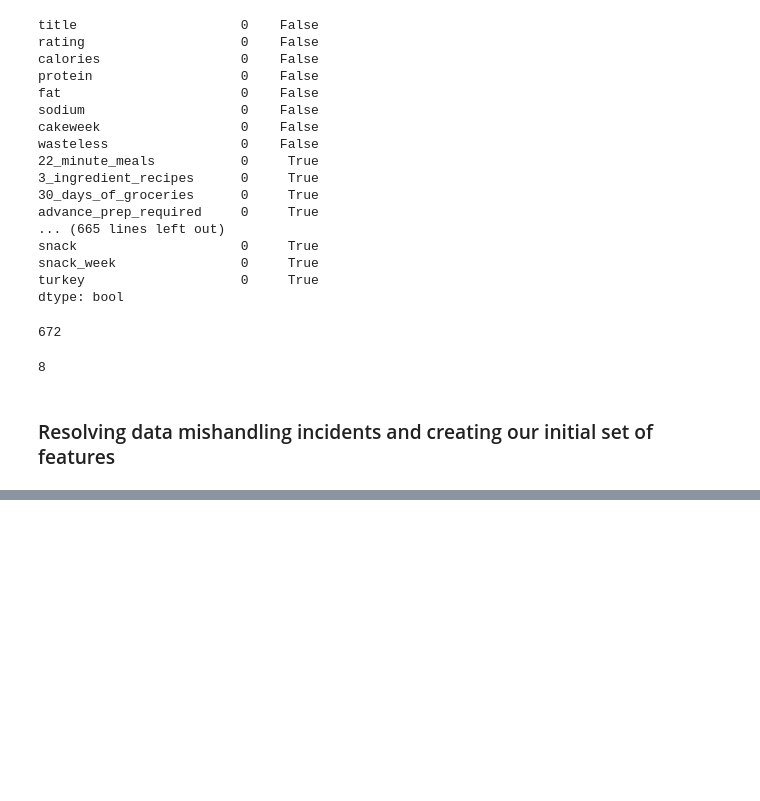
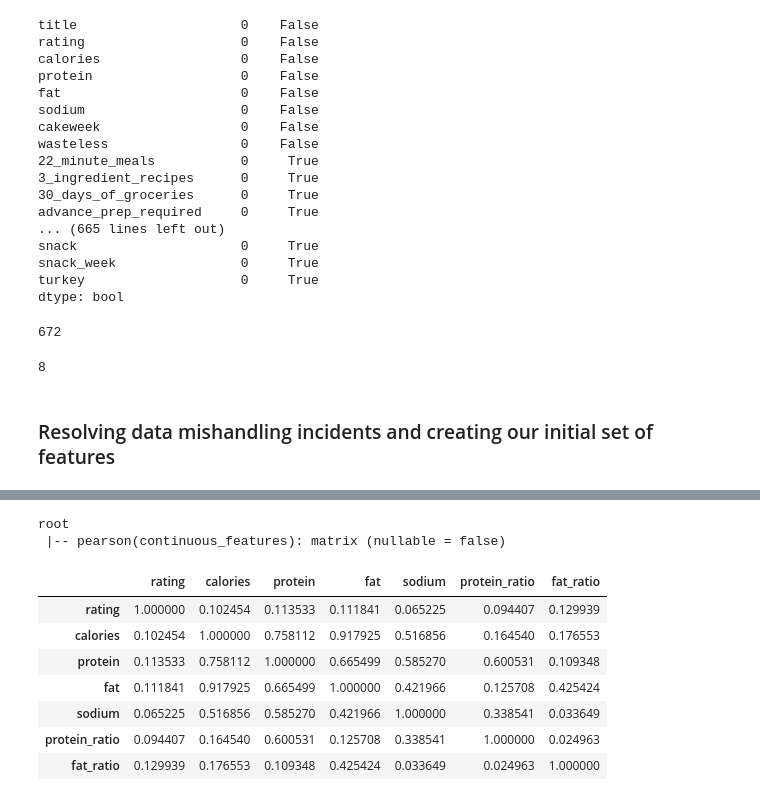
Before and after one commit to debnsuma/data-engineering-spark-aws, a Jupyter notebook: MachineLearning/ML_with_Spark.ipynb, the cells around one changed output, grey strips where cells are left out. Cells and saved outputs as stored; diff of their text form; code cells hidden in the pictures; blank space fills up the shorter version.

```diff
--- a/MachineLearning/ML_with_Spark.ipynb
+++ b/MachineLearning/ML_with_Spark.ipynb
@@ -198,0 +346,9 @@ is_binary.unstack()[is_binary.unstack() == False].count()
+# %%
+# # Imputing the average value for four continuous columns
+
+for k, v in maximum.items():
+    food = (
+                food.withColumn(k, F.when(F.isnull(F.col(k)), F.col(k))
+                                    .otherwise(F.least(F.col(k), F.lit(v)))
+                               )
+            )
@@ -198,0 +494,10 @@ is_binary.unstack()[is_binary.unstack() == False].count()
+# %%
+# Creating a correlation matrix in PySpark
+from pyspark.ml.stat import Correlation
+
+correlation = Correlation.corr(vector_variable, "continuous_features")
+
+correlation.printSchema()
+# %% [output]
+root
+ |-- pearson(continuous_features): matrix (nullable = false)
@@ -198,0 +512,11 @@ is_binary.unstack()[is_binary.unstack() == False].count()
+# %%
+correlation_pd
+# %% [output]
+|  | rating | calories | protein | fat | sodium | protein_ratio | fat_ratio |
+| rating | 1.000000 | 0.102454 | 0.113533 | 0.111841 | 0.065225 | 0.094407 | 0.129939 |
+| calories | 0.102454 | 1.000000 | 0.758112 | 0.917925 | 0.516856 | 0.164540 | 0.176553 |
+| protein | 0.113533 | 0.758112 | 1.000000 | 0.665499 | 0.585270 | 0.600531 | 0.109348 |
+| fat | 0.111841 | 0.917925 | 0.665499 | 1.000000 | 0.421966 | 0.125708 | 0.425424 |
+| sodium | 0.065225 | 0.516856 | 0.585270 | 0.421966 | 1.000000 | 0.338541 | 0.033649 |
+| protein_ratio | 0.094407 | 0.164540 | 0.600531 | 0.125708 | 0.338541 | 1.000000 | 0.024963 |
+| fat_ratio | 0.129939 | 0.176553 | 0.109348 | 0.425424 | 0.033649 | 0.024963 | 1.000000 |
```
Also changed, not shown: parts of 70 cells of this notebook.
